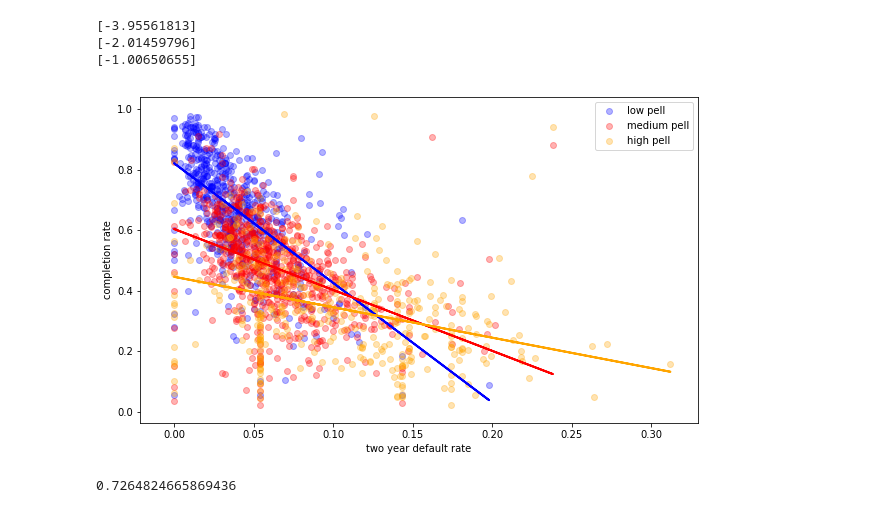
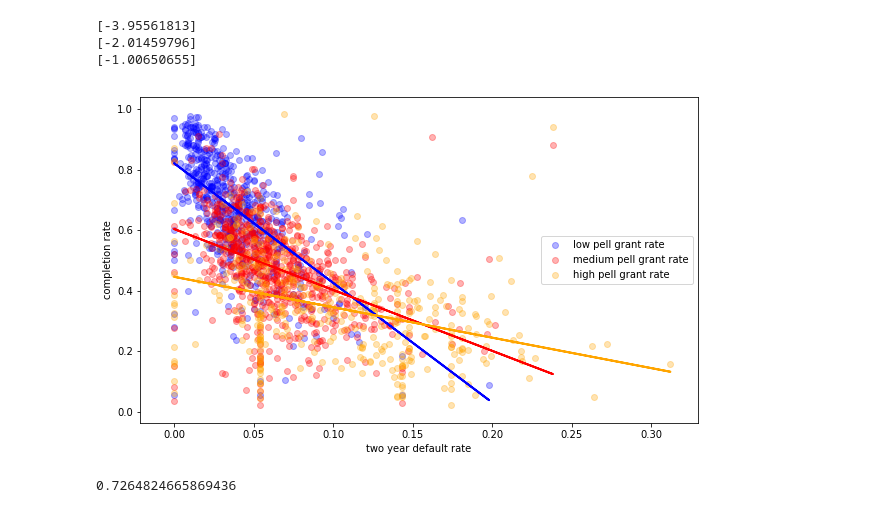
Before and after one commit to thomsu/College_Scorecard, a Jupyter notebook: EDA & Feature Engineering.ipynb, the cells around one changed output. Cells and saved outputs as stored; diff of their text form; code cells hidden in the pictures.

```diff
--- a/EDA & Feature Engineering.ipynb
+++ b/EDA & Feature Engineering.ipynb
@@ -202,19 +203,19 @@ print(regression_3.coef_)
 # %%
 # Plot outputs
 plt.figure(figsize=(10,6))
 
-plt.scatter(ty_1, pg_1["completion_rate_4yr_150nt"],  color='blue', alpha = 0.3, label = "low pell")
-plt.scatter(ty_2, pg_2["completion_rate_4yr_150nt"],  color='red', alpha = 0.3, label = "medium pell")
-plt.scatter(ty_3, pg_3["completion_rate_4yr_150nt"],  color='orange', alpha = 0.3, label = "high pell")
+plt.scatter(ty_1, pg_1["completion_rate_4yr_150nt"],  color='blue', alpha = 0.3, label = "low pell grant rate")
+plt.scatter(ty_2, pg_2["completion_rate_4yr_150nt"],  color='red', alpha = 0.3, label = "medium pell grant rate")
+plt.scatter(ty_3, pg_3["completion_rate_4yr_150nt"],  color='orange', alpha = 0.3, label = "high pell grant rate")
 
 plt.plot(ty_1, pred_1,  color='blue', linewidth=2)
 plt.plot(ty_2, pred_2,  color='red', linewidth=2)
 plt.plot(ty_3, pred_3,  color='orange', linewidth=2)
 plt.ylabel("completion rate")
 plt.xlabel("two year default rate")
 plt.legend();
 # %% [output]
-[figure, old version]
+[figure, new version]
 # %%
 # include interaction and new engineered feature of squared rates
 X_interact2=X.copy()
```
Also changed, not shown: parts of 10 cells of this notebook, 2 other files.
